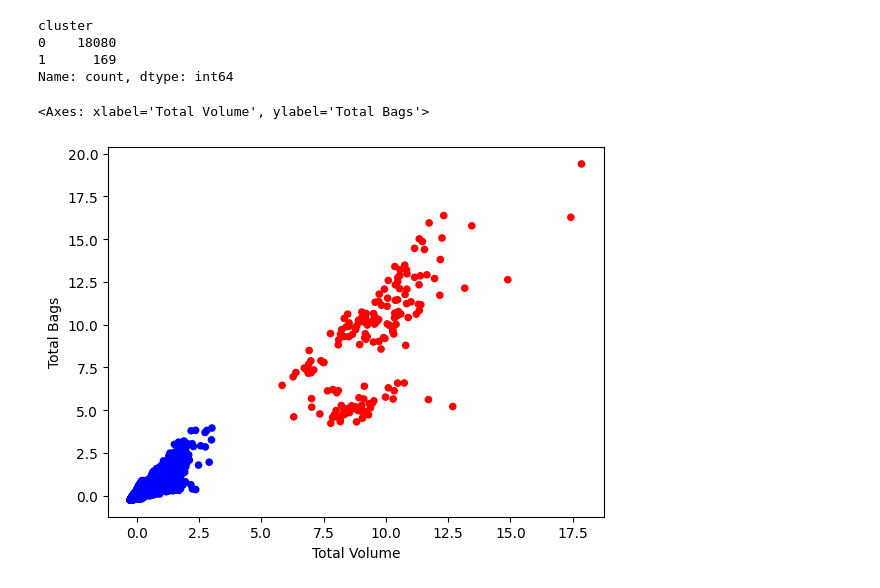
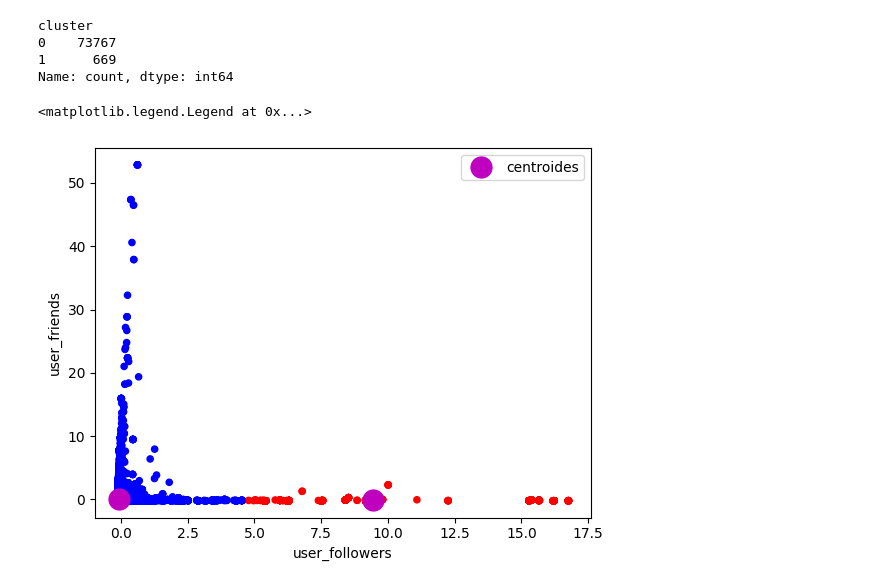
Before and after one commit to Jose-AE/TC1002S, a Jupyter notebook: Kmeans.ipynb, the cells around one changed output. Drawn from its saved outputs; the diff is of its cells as text; code cells hidden in the pictures.

```diff
--- a/Kmeans.ipynb
+++ b/Kmeans.ipynb
@@ -5,7 +5,7 @@ from sklearn.cluster import KMeans
 import matplotlib.pyplot as plt
 
 # Paso 1: Carga tus datos (reemplaza 'data.csv' con tu archivo de datos)
-df = pd.read_csv("data/avocado.csv")
+df = pd.read_csv("data/covid19_tweets.csv")
 
 df.head()
 # %% [output]
@@ -18,5 +18,5 @@ df.head()
 # %%
-df2 = pd.DataFrame(df[["Total Volume", "Total Bags"]])
+df2 = pd.DataFrame(df[["user_followers", "user_friends"]])
 
 df2.head()
 # %% [output]
@@ -61,12 +63,16 @@ df2.head()
 df2["cluster"].value_counts()
 # %% [output]
 cluster
-0    18080
-1      169
+0    73767
+1      669
 Name: count, dtype: int64
 # %%
+centers = km.cluster_centers_
+
 col = df2["cluster"].map({0: "b", 1: "r"})
-df2.plot.scatter(x="Total Volume", y="Total Bags", style="o", c=col)
+df2.plot.scatter(x="user_followers", y="user_friends", style="o", c=col)
+plt.plot(centers[:, 0], centers[:, 1], "mo", markersize=15, label="centroides")
+plt.legend(loc="best")
 # %% [output]
-<Axes: xlabel='Total Volume', ylabel='Total Bags'>
+<matplotlib.legend.Legend at 0x...>
-[figure, old version]
+[figure, new version]
```
Also changed, not shown: parts of 7 cells of this notebook.
